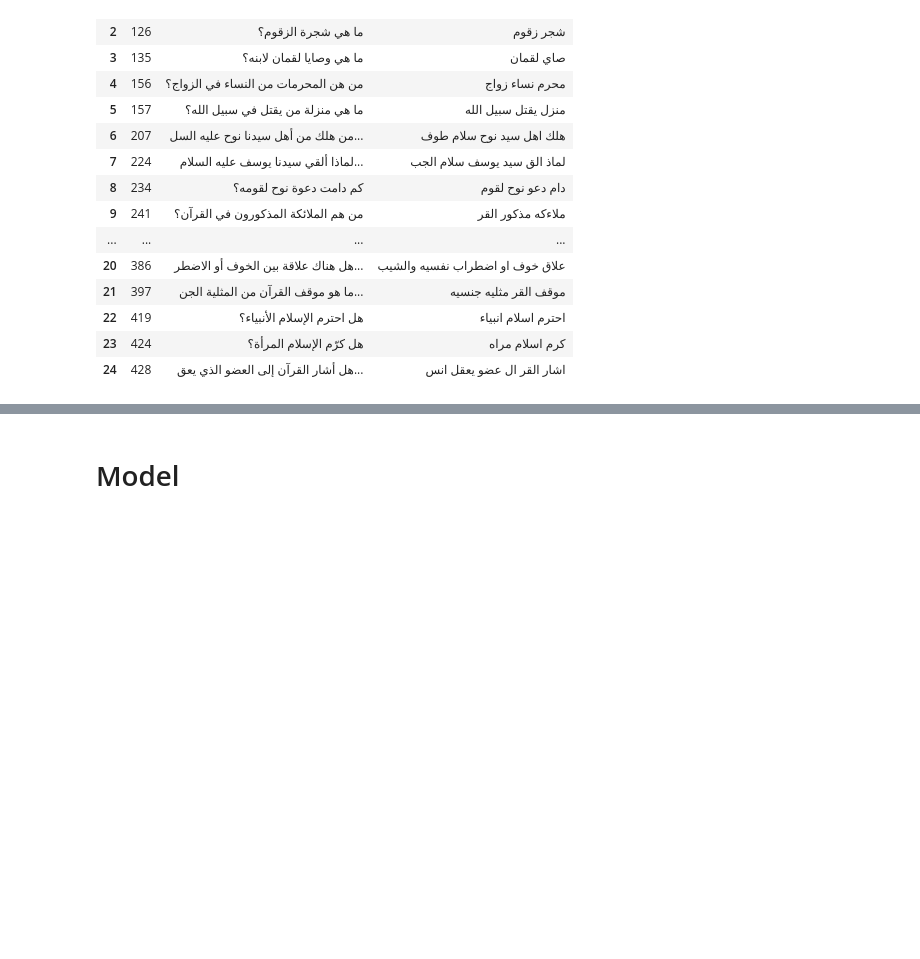
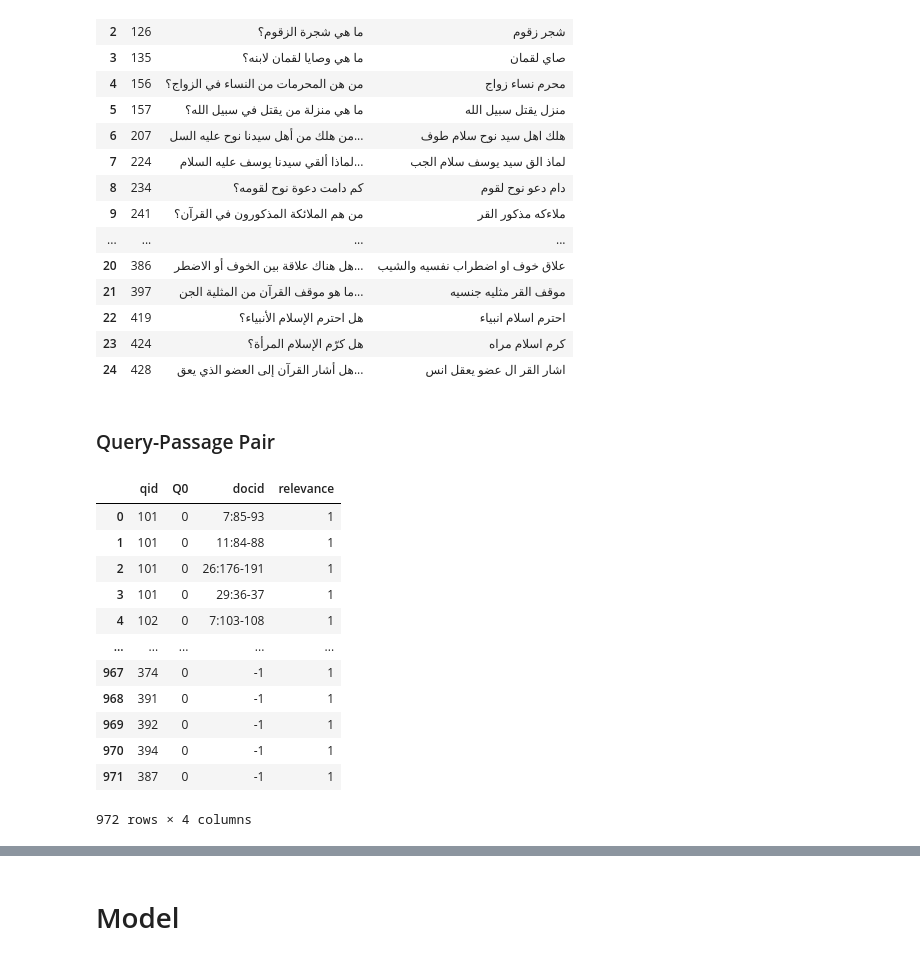
Before and after one commit to ghazaleh-mahmoodi/Quran-QA_2023_Shared-Task, a Jupyter notebook: Task A/code/BM25_baseline.ipynb, the cells around one changed output, grey strips where cells are left out. Cells and saved outputs as stored; diff of their text form; code cells hidden in the pictures; blank space fills up the shorter version.

```diff
--- a/Task A/code/BM25_baseline.ipynb
+++ b/Task A/code/BM25_baseline.ipynb
@@ -30,6 +30,9 @@ query_train_path = os.path.join(data_path, "QQA23_TaskA_train.tsv")
 query_dev_path = os.path.join(data_path, "QQA23_TaskA_dev.tsv")
 
 passage_path = os.path.join(data_path, "Thematic_QPC/QQA23_TaskA_QPC_v1.1.tsv")
+
+qp_pair_train_path = os.path.join(data_path, "qrels\QQA23_TaskA_qrels_train.gold")
+qp_pair_dev_path = os.path.join(data_path, "qrels\QQA23_TaskA_qrels_dev.gold")
 # %%
 # define some global constants
 TEXT = "text"
@@ -59,3 +64,12 @@ def read_file(input_file, sep="\t", names = ""):
+# %%
+qrels_columns = ["qid", "Q0", "docid", "relevance"]
+
+def read_qrels_file(qrels_file):
+    # split_token = '\t' if format_checker.is_tab_sparated(qrels_file) else  "\s+"
+    df_qrels = pd.read_csv(qrels_file, sep='\t', names=qrels_columns)
+    df_qrels["qid"] = df_qrels["qid"].astype(str)
+    df_qrels["docid"] = df_qrels["docid"].astype(str)
+    return df_qrels
 # %% [markdown]
 ## Load the index
 # %%
@@ -247,3 +252,22 @@ Done with preparation!
 | 22 | 419 | هل احترم الإسلام الأنبياء؟ | احترم اسلام انبياء |
 | 23 | 424 | هل كرّم الإسلام المرأة؟ | كرم اسلام مراه |
 | 24 | 428 | هل أشار القرآن إلى العضو الذي يعق... | اشار القر ال عضو يعقل انس |
+# %% [markdown]
+### Query-Passage Pair
+# %%
+df_qppair_train = read_qrels_file(qp_pair_train_path)
+df_qppair_train
+# %% [output]
+|  | qid | Q0 | docid | relevance |
+| 0 | 101 | 0 | 7:85-93 | 1 |
+| 1 | 101 | 0 | 11:84-88 | 1 |
+| 2 | 101 | 0 | 26:176-191 | 1 |
+| 3 | 101 | 0 | 29:36-37 | 1 |
+| 4 | 102 | 0 | 7:103-108 | 1 |
+| ... | ... | ... | ... | ... |
+| 967 | 374 | 0 | -1 | 1 |
+| 968 | 391 | 0 | -1 | 1 |
+| 969 | 392 | 0 | -1 | 1 |
+| 970 | 394 | 0 | -1 | 1 |
+| 971 | 387 | 0 | -1 | 1 |
+972 rows × 4 columns
```
Also changed, not shown: parts of 29 cells of this notebook, 2 other files.
